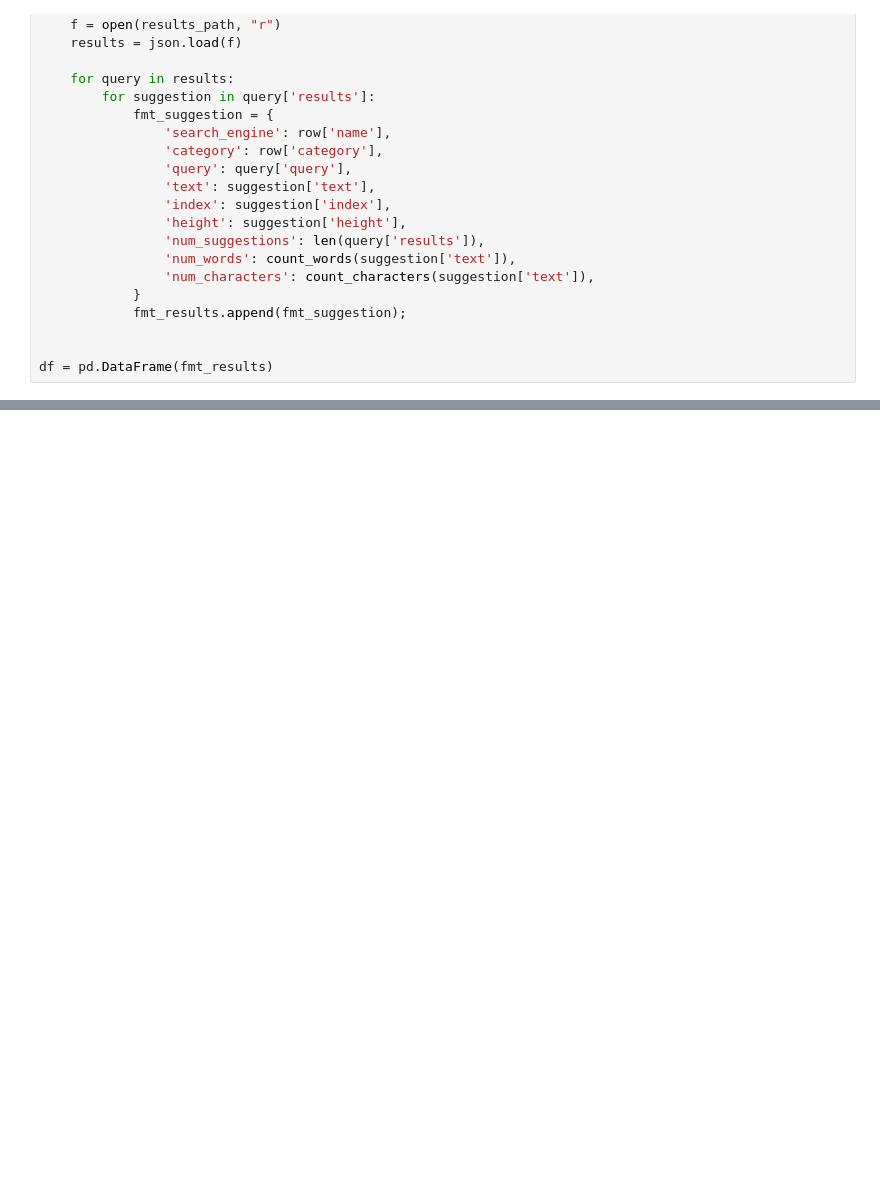
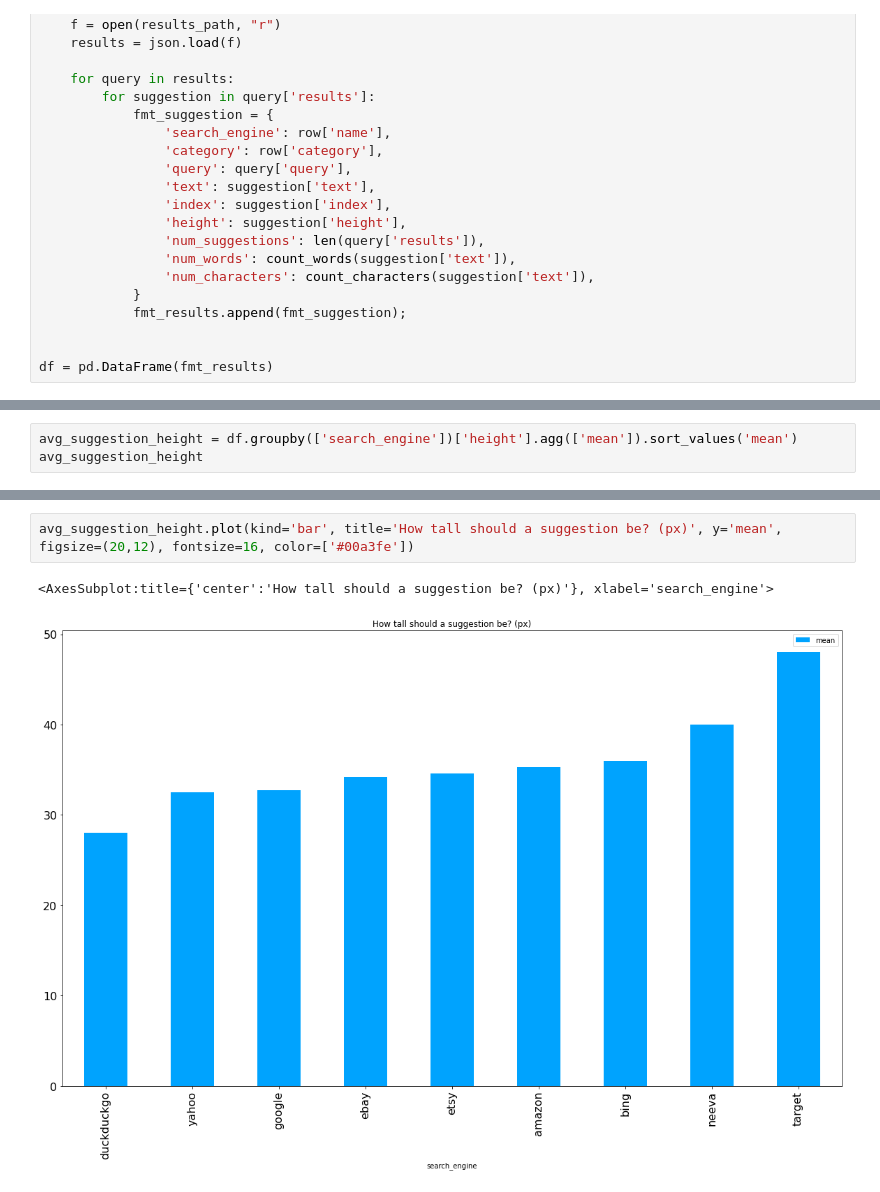
Before and after one commit to clintonhalpin/autocomplete-analysis, a Jupyter notebook: notebook/Analysis-Jun4.ipynb, the cells around one changed output, grey strips where cells are left out. Saved outputs shown, nothing was run; the diff lists cells and outputs as text; blank space fills up the shorter version.

```diff
--- a/notebook/Analysis-Jun4.ipynb
+++ b/notebook/Analysis-Jun4.ipynb
@@ -73,0 +188,3 @@ avg_num_suggestions.plot(kind='bar', title='Number of suggestions shown', y='mea
+# %%
+avg_suggestion_height = df.groupby(['search_engine'])['height'].agg(['mean']).sort_values('mean')
+avg_suggestion_height
@@ -73,0 +203,5 @@ avg_num_suggestions.plot(kind='bar', title='Number of suggestions shown', y='mea
+# %%
+avg_suggestion_height.plot(kind='bar', title='How tall should a suggestion be? (px)', y='mean', figsize=(20,12), fontsize=16, color=['#00a3fe'])
+# %% [output]
+<AxesSubplot:title={'center':'How tall should a suggestion be? (px)'}, xlabel='search_engine'>
+[figure, added]
```
Also changed, not shown: parts of 22 cells of this notebook, 2 other files.
